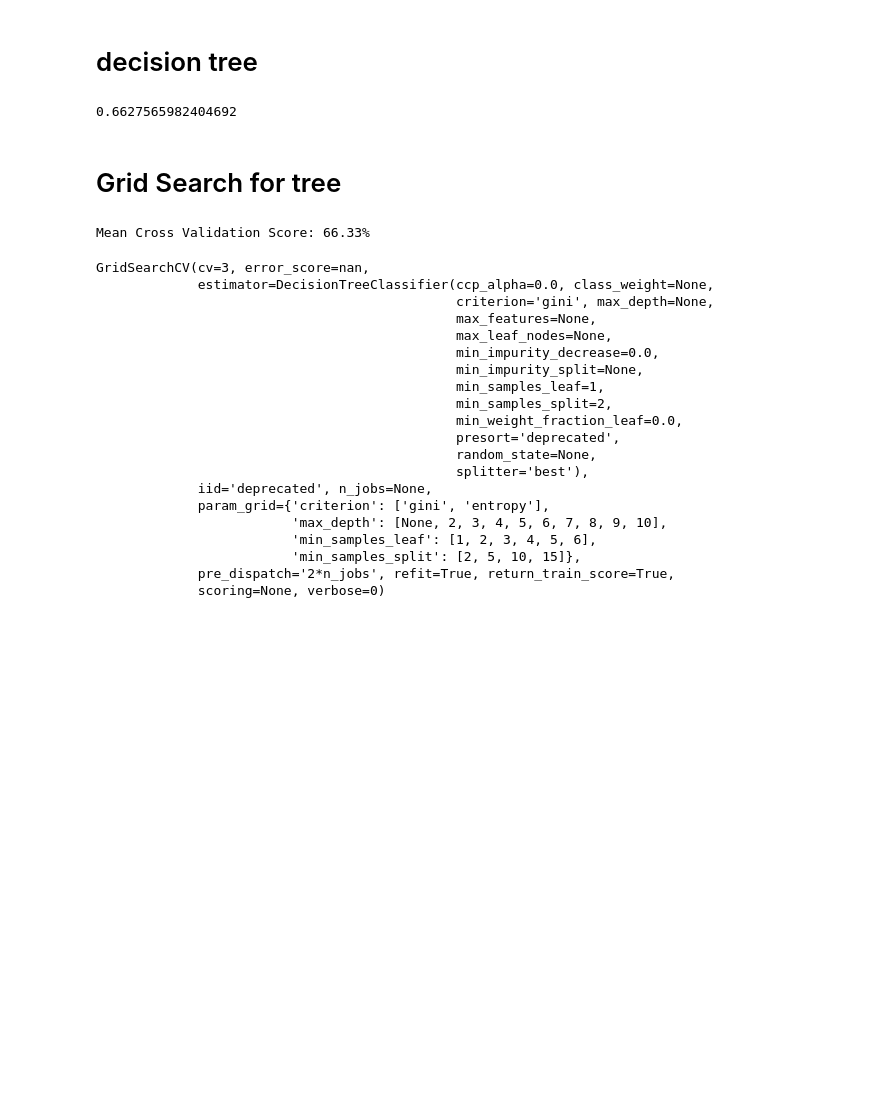
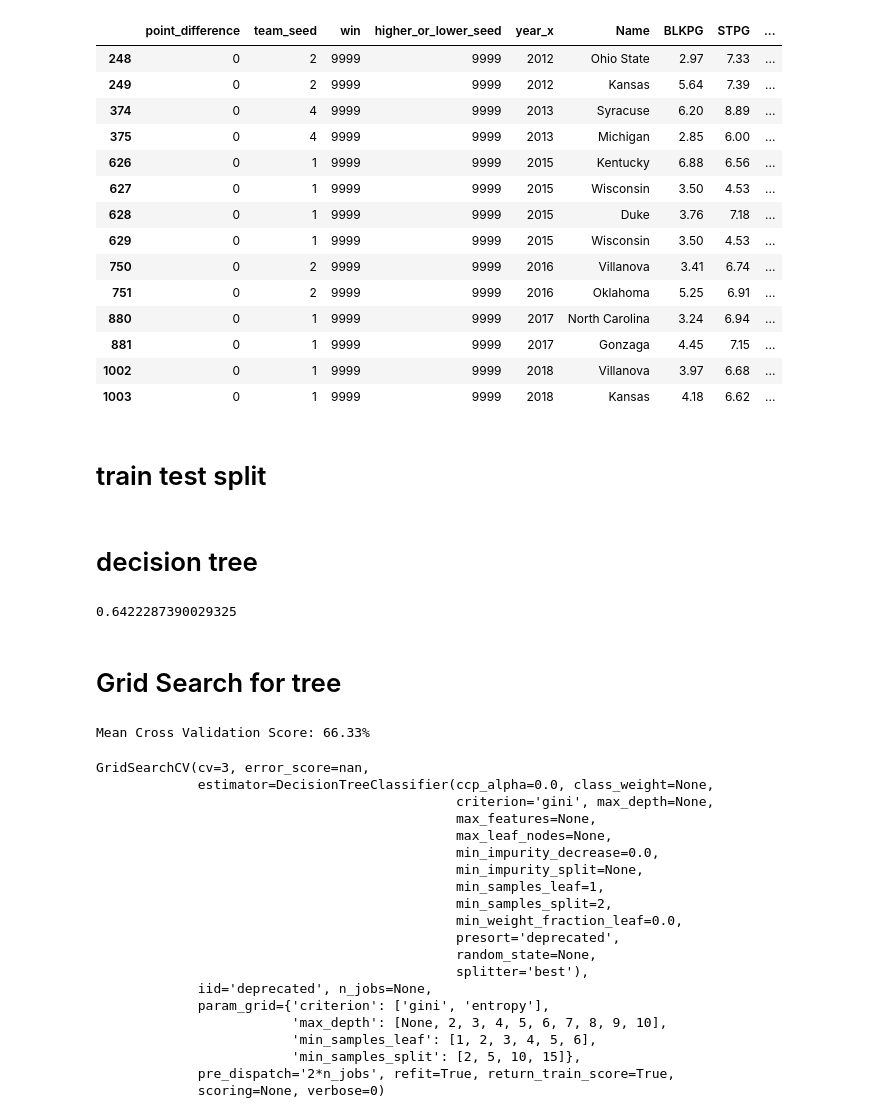
Before and after one commit to amazurek1/march_madness_predictions, a Jupyter notebook: Good_jupyter_notebooks/Modeling_data.ipynb, the cells around one changed output. Cells and saved outputs as stored; diff of their text form; code cells hidden in the pictures; blank space fills up the shorter version.

```diff
--- a/Good_jupyter_notebooks/Modeling_data.ipynb
+++ b/Good_jupyter_notebooks/Modeling_data.ipynb
@@ -36,0 +84,20 @@ df1
+# %%
+df1[(df1['higher_or_lower_seed']==9999)]
+# %% [output]
+|  | point_difference | team_seed | win | higher_or_lower_seed | year_x | Name | BLKPG | STPG | ... |
+| 248 | 0 | 2 | 9999 | 9999 | 2012 | Ohio State | 2.97 | 7.33 | ... |
+| 249 | 0 | 2 | 9999 | 9999 | 2012 | Kansas | 5.64 | 7.39 | ... |
+| 374 | 0 | 4 | 9999 | 9999 | 2013 | Syracuse | 6.20 | 8.89 | ... |
+| 375 | 0 | 4 | 9999 | 9999 | 2013 | Michigan | 2.85 | 6.00 | ... |
+| 626 | 0 | 1 | 9999 | 9999 | 2015 | Kentucky | 6.88 | 6.56 | ... |
+| 627 | 0 | 1 | 9999 | 9999 | 2015 | Wisconsin | 3.50 | 4.53 | ... |
+| 628 | 0 | 1 | 9999 | 9999 | 2015 | Duke | 3.76 | 7.18 | ... |
+| 629 | 0 | 1 | 9999 | 9999 | 2015 | Wisconsin | 3.50 | 4.53 | ... |
+| 750 | 0 | 2 | 9999 | 9999 | 2016 | Villanova | 3.41 | 6.74 | ... |
+| 751 | 0 | 2 | 9999 | 9999 | 2016 | Oklahoma | 5.25 | 6.91 | ... |
+| 880 | 0 | 1 | 9999 | 9999 | 2017 | North Carolina | 3.24 | 6.94 | ... |
+| 881 | 0 | 1 | 9999 | 9999 | 2017 | Gonzaga | 4.45 | 7.15 | ... |
+| 1002 | 0 | 1 | 9999 | 9999 | 2018 | Villanova | 3.97 | 6.68 | ... |
+| 1003 | 0 | 1 | 9999 | 9999 | 2018 | Kansas | 4.18 | 6.62 | ... |
+# %% [markdown]
+# train test split
@@ -37,10 +109,6 @@ df1
 # %% [markdown]
 # decision tree
 # %%
-X = df1.drop('win',axis=1)
-#could have also done answers1.set_index('SEQN') instead of dropping
-y = df1['win']
-X_train, X_test, y_train, y_test = train_test_split(X, y, test_size=0.30, random_state = 123)
 dtree = DecisionTreeClassifier()
 dtree.fit(X_train,y_train)
 predictions = dtree.predict(X_test)
@@ -48,7 +116,7 @@ predictions = dtree.predict(X_test)
 
 metrics.accuracy_score(y_test, predictions)
 # %% [output]
-0.6627565982404692
+0.6422287390029325
 # %% [markdown]
 # Grid Search for tree
 # %%
```
Also changed, not shown: parts of 38 cells of this notebook, 2 other files.
